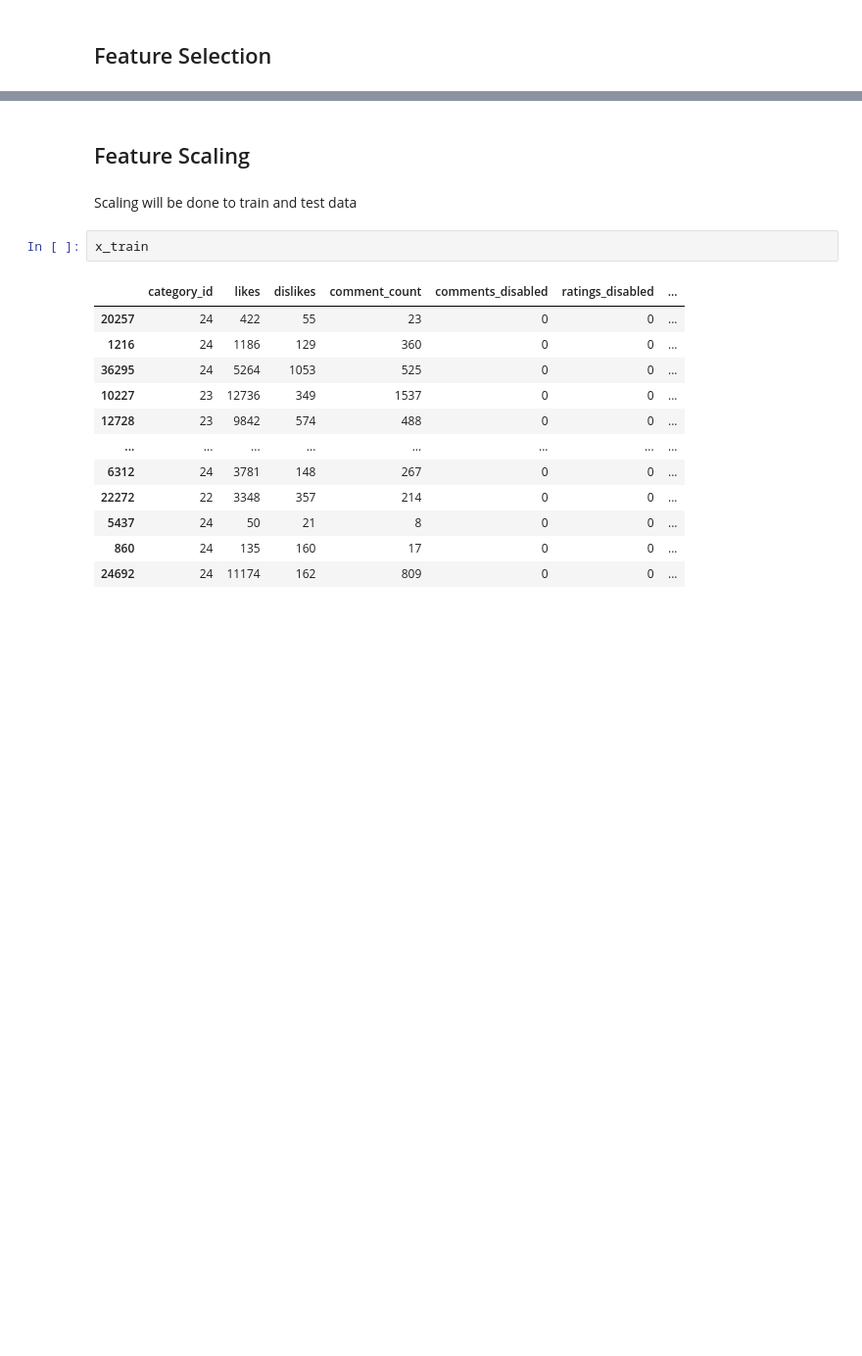
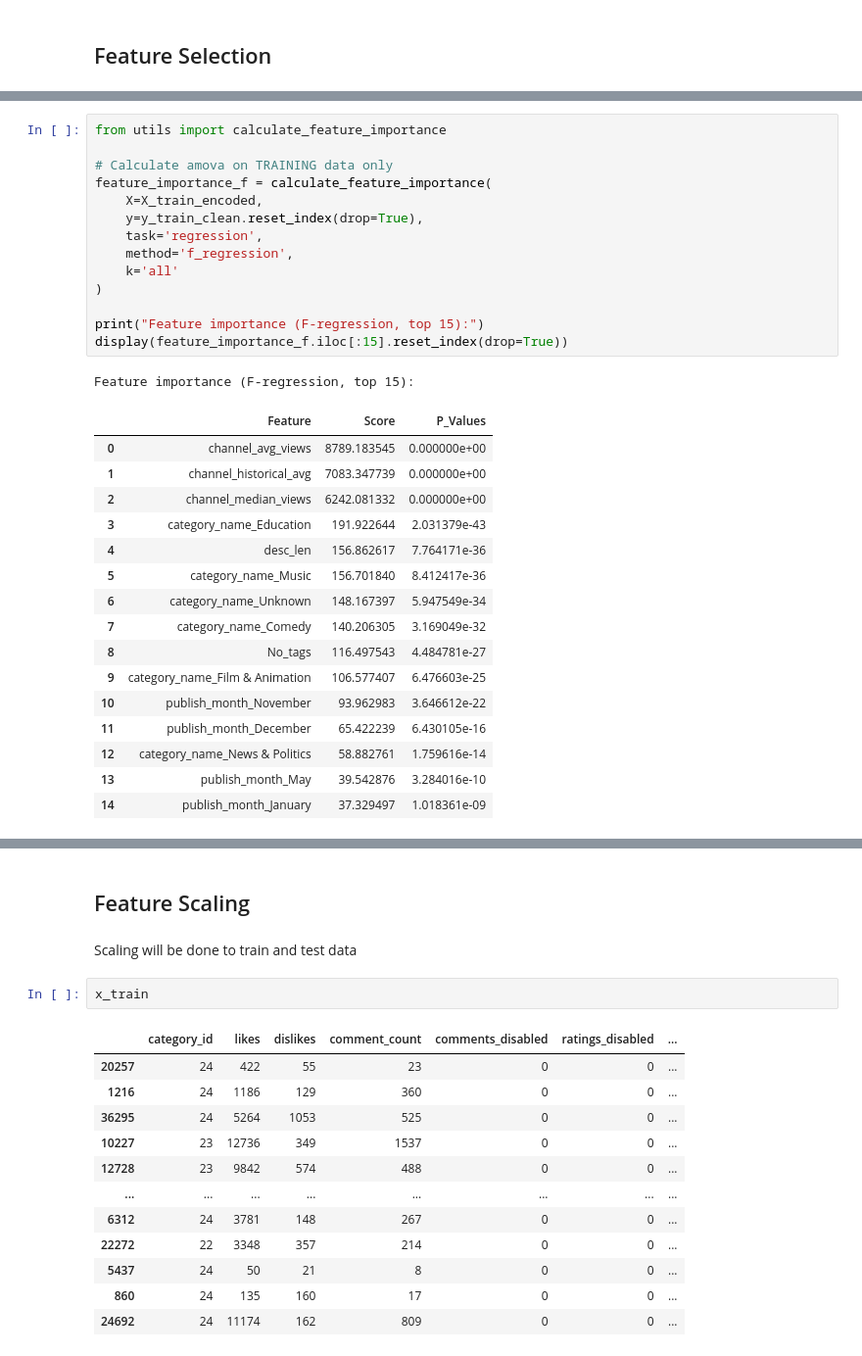
Before and after one commit to mcikalmerdeka/Youtube-Video-Views-Prediction, a Jupyter notebook: notebook_fix.ipynb, the cells around one changed output, grey strips where cells are left out. Shown at 98% size. Drawn from its saved outputs; the diff is of its cells as text; blank space fills up the shorter version.

```diff
--- a/notebook_fix.ipynb
+++ b/notebook_fix.ipynb
@@ -1312,0 +1051,32 @@ y_train = df_train_handling_outliers['views']
+# %%
+from utils import calculate_feature_importance
+
+# Calculate amova on TRAINING data only
+feature_importance_f = calculate_feature_importance(
+    X=X_train_encoded,
+    y=y_train_clean.reset_index(drop=True),
+    task='regression',
+    method='f_regression',
+    k='all'
+)
+
+print("Feature importance (F-regression, top 15):")
+display(feature_importance_f.iloc[:15].reset_index(drop=True))
+# %% [output]
+Feature importance (F-regression, top 15):
+|  | Feature | Score | P_Values |
+| 0 | channel_avg_views | 8789.183545 | 0.000000e+00 |
+| 1 | channel_historical_avg | 7083.347739 | 0.000000e+00 |
+| 2 | channel_median_views | 6242.081332 | 0.000000e+00 |
+| 3 | category_name_Education | 191.922644 | 2.031379e-43 |
+| 4 | desc_len | 156.862617 | 7.764171e-36 |
+| 5 | category_name_Music | 156.701840 | 8.412417e-36 |
+| 6 | category_name_Unknown | 148.167397 | 5.947549e-34 |
+| 7 | category_name_Comedy | 140.206305 | 3.169049e-32 |
+| 8 | No_tags | 116.497543 | 4.484781e-27 |
+| 9 | category_name_Film & Animation | 106.577407 | 6.476603e-25 |
+| 10 | publish_month_November | 93.962983 | 3.646612e-22 |
+| 11 | publish_month_December | 65.422239 | 6.430105e-16 |
+| 12 | category_name_News & Politics | 58.882761 | 1.759616e-14 |
+| 13 | publish_month_May | 39.542876 | 3.284016e-10 |
+| 14 | publish_month_January | 37.329497 | 1.018361e-09 |
```
Also changed, not shown: parts of 32 cells of this notebook.
